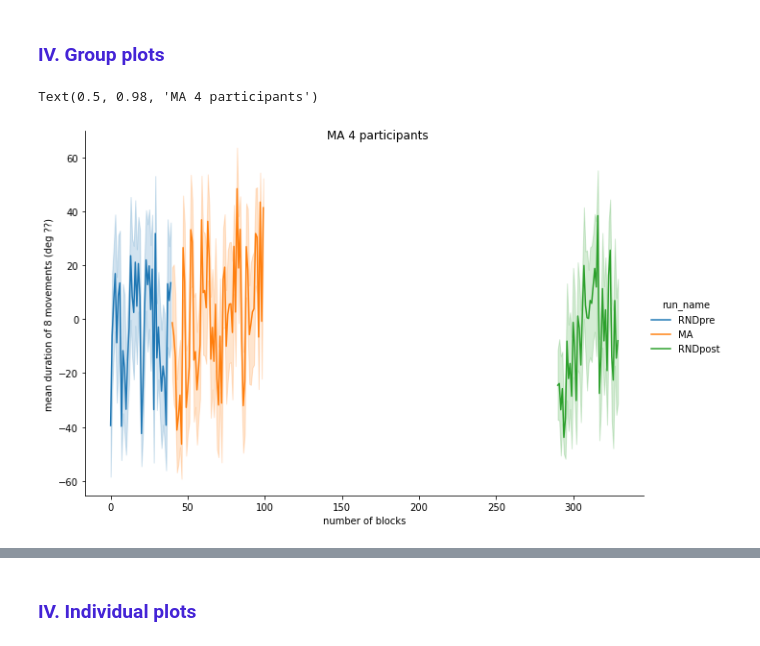
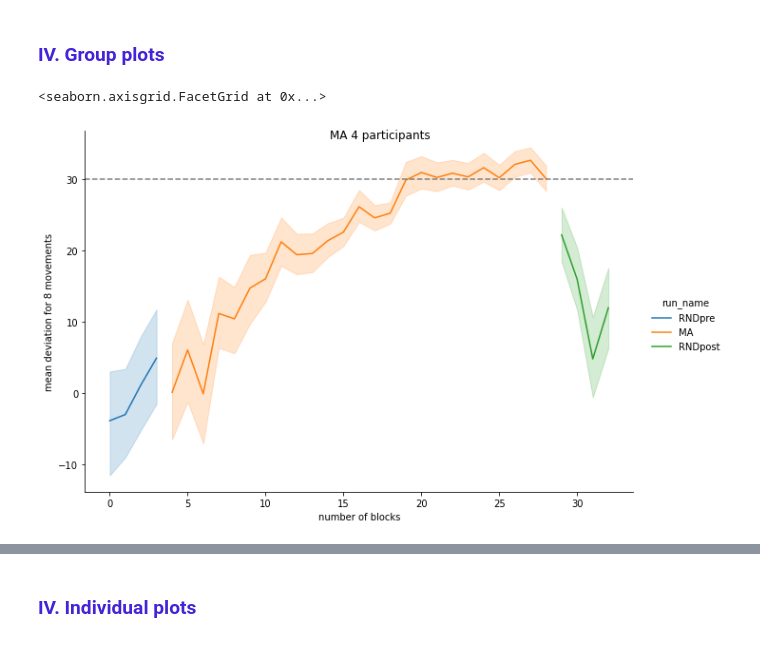
Before and after one commit to CarolineLndl/pilot_project_MAMSL_analyses, a Jupyter notebook: notebook/3_analyses.ipynb, the cells around one changed output, grey strips where cells are left out. Saved outputs shown, nothing was run; the diff lists cells and outputs as text; code cells hidden in the pictures.

```diff
--- a/notebook/3_analyses.ipynb
+++ b/notebook/3_analyses.ipynb
@@ -40,17 +40,17 @@ MA
 RNDpost
 # %%
-
-movementKin={};trialKin={}
 for subject_name in config["list_subjects"]:
     print(subject_name)
     movementKin[subject_name]={}; trialKin[subject_name]={}
-    sess="MA"
+    sess="MSL"
     movementKin[subject_name][sess]={}; trialKin[subject_name][sess]={}
-    for run_name in ["RNDpre","MA","RNDpost"]:
+    for run_name in ["RNDpre","MSL","RNDpost"]:
         print(run_name)
         #movement_table[subject_name][sess][run_name]=mvmt_ana.reachAngles(calib_table[subject_name][sess],movement_table[subject_name][sess][run_name],trial_table[subject_name][sess][run_name])
         #test=mvmt_ana.kinematic(calib_table[subject_name][sess],movement_table[subject_name][sess][run_name],trial_table[subject_name][sess][run_name])
+        output_directory=config["main_dir"]+config["data_dir"]+ subject_name +"/sess_" + sess+ "/" + run_name + "/AngleDev/"
 
-        movementKin[subject_name][sess][run_name],trialKin[subject_name][sess][run_name]=mvmt_ana.kinematics(movement_table[subject_name][sess][run_name],trial_table[subject_name][sess][run_name],run_name,kinematics=True)
+
+        movementKin[subject_name][sess][run_name],trialKin[subject_name][sess][run_name]=mvmt_ana.kinematics(movement_table[subject_name][sess][run_name],trial_table[subject_name][sess][run_name],run_name,output_dir=output_directory)
         #movementKin[subject_name][sess][run_name],trialKin[subject_name][sess][run_name]=mvmt_ana.kinematics(movement_sub,trial_sub,run_name,kinematics=False)
 # %% [output]
@@ -93,0 +61,9 @@ KeyboardInterrupt:
+# %%
+for subject_name in ["sub-011"]:
+    print(subject_name)
+    sess="MA"
+    movementKin[subject_name][sess]={}; trialKin[subject_name][sess]={}
+    for run_name in ["RNDpre","MA","RNDpost"]:
+        output_directory=config["main_dir"]+config["data_dir"]+ subject_name +"/sess_" + sess+ "/" + run_name + "/AngleDev/"
+        movementKin[subject_name][sess][run_name].to_csv(output_dir+'movement_table.csv', index=False)
+        trial_table.to_csv(output_dir+'trial_table.csv', index=False)
@@ -174,19 +131,19 @@ for trial in range(0,10):
 # %%
 #loop for each subjects --------------------
 mean_bySeq_concat={}
-#config["list_subjects"]={"sub-009":{"sess01":"MA"},"sub-010":{"sess01":"MA"},"sub-011":{"sess01":"MA"},"sub-012":{"sess01":"MA"}}
-#config["subjects_acq"]={"sub-009":{"sess01":["RNDpre","MA","RNDpost"]},"sub-010":{"sess01":["RNDpre","MA","RNDpost"]},"sub-011":{"sess01":["RNDpre","MA","RNDpost"]},"sub-012":{"sess01":["RNDpre","MA","RNDpost"]}}
-config["list_subjects"]={"sub-011":{"sess01":"MA"}}
-config["subjects_acq"]={"sub-011":{"sess01":["RNDpre","MA","RNDpost"]}}
+config["list_subjects"]={"sub-009":{"sess01":"MA"},"sub-010":{"sess01":"MA"},"sub-011":{"sess01":"MA"},"sub-012":{"sess01":"MA"}}
+config["subjects_acq"]={"sub-009":{"sess01":["RNDpre","MA","RNDpost"]},"sub-010":{"sess01":["RNDpre","MA","RNDpost"]},"sub-011":{"sess01":["RNDpre","MA","RNDpost"]},"sub-012":{"sess01":["RNDpre","MA","RNDpost"]}}
+#config["list_subjects"]={"sub-011":{"sess01":"MA"}}
+#config["subjects_acq"]={"sub-011":{"sess01":["RNDpre","MA","RNDpost"]}}
 for subject_name in config["list_subjects"]:
 
     mean_bySeq_concat[subject_name]={}
     for sess_nb in range(0,len(config["list_subjects"][subject_name])):
         sess=config["list_subjects"][subject_name]["sess0" + str(sess_nb+1)] # name of the session for that participant
 
-        mean_bySeq_concat[subject_name][sess]=pd.concat([trialKin[subject_name][sess]["RNDpre"]])#,
-                                                         #trialKin[subject_name][sess][config["list_subjects"][subject_name]["sess0" + str(sess_nb+1)]],
-                                                         #trialKin[subject_name][sess]["RNDpost"]])
+        mean_bySeq_concat[subject_name][sess]=pd.concat([trialKin[subject_name][sess]["RNDpre"],
+                                                         trialKin[subject_name][sess][config["list_subjects"][subject_name]["sess0" + str(sess_nb+1)]],
+                                                         trialKin[subject_name][sess]["RNDpost"]])
 
         # Reset the index
         mean_bySeq_concat[subject_name][sess]= mean_bySeq_concat[subject_name][sess].reset_index(drop=True)
@@ -210,12 +162,12 @@ mean_bySeqbyMA_concat=mean_bySeqbyMA_concat.reset_index(drop=True)
 ### <font color=#4424D6> IV. Group plots </font >
 # %%
 import seaborn as sns
-df=mean_bySeqbyMA_concat[mean_bySeqbyMA_concat["block"]<=5]
-plot=sns.relplot(x="seqRun", y="lineDev_vel",hue="run_name",data=df,kind="line", height=6, aspect=1.5)
+plot=sns.relplot(x="blockRun", y="lineDev_vel",hue="run_name",data=mean_bySeqbyMA_concat,kind="line", height=6, aspect=1.5)
 
-plot.set_axis_labels('number of blocks', 'mean duration of 8 movements (deg ??)')
+plot.set_axis_labels('number of blocks', 'mean deviation for 8 movements')
 plot.fig.suptitle('MA 4 participants')
 #plt.ylim(1, 5)  # Set the y-axis limits from 0 to 10
+plot.map(plt.axhline,y=30, color='grey', linestyle='--')
 # %% [output]
-Text(0.5, 0.98, 'MA 4 participants')
+<seaborn.axisgrid.FacetGrid at 0x...>
-[figure, old version]
+[figure, new version]
```
Also changed, not shown: parts of 12 cells of this notebook, 8 other files.
